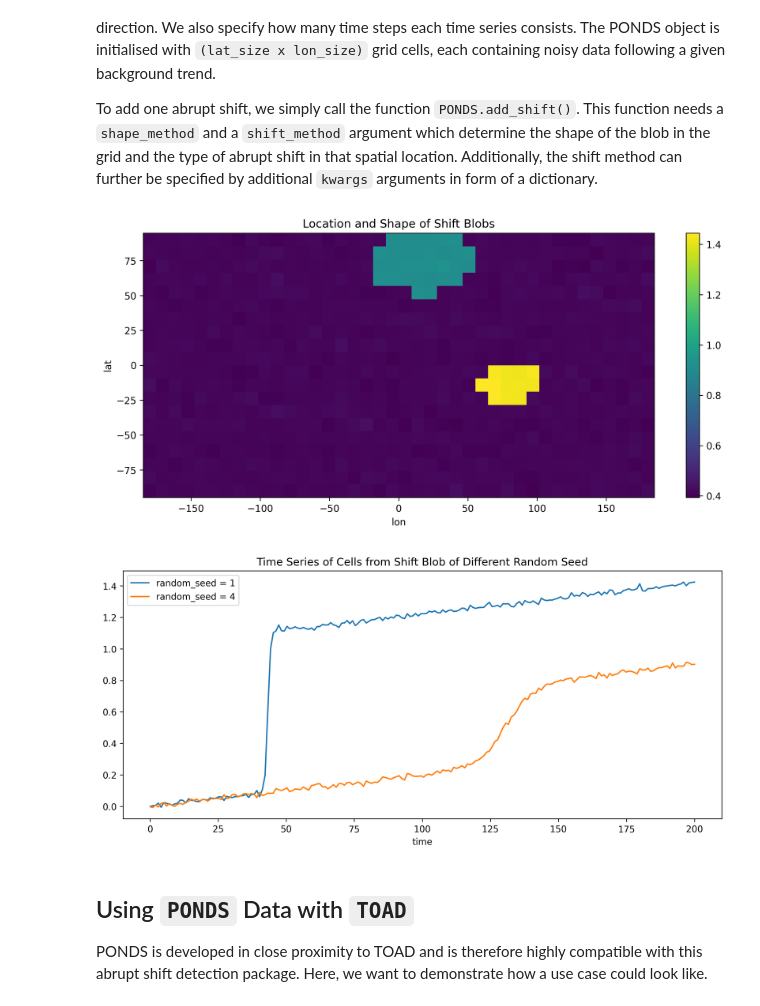
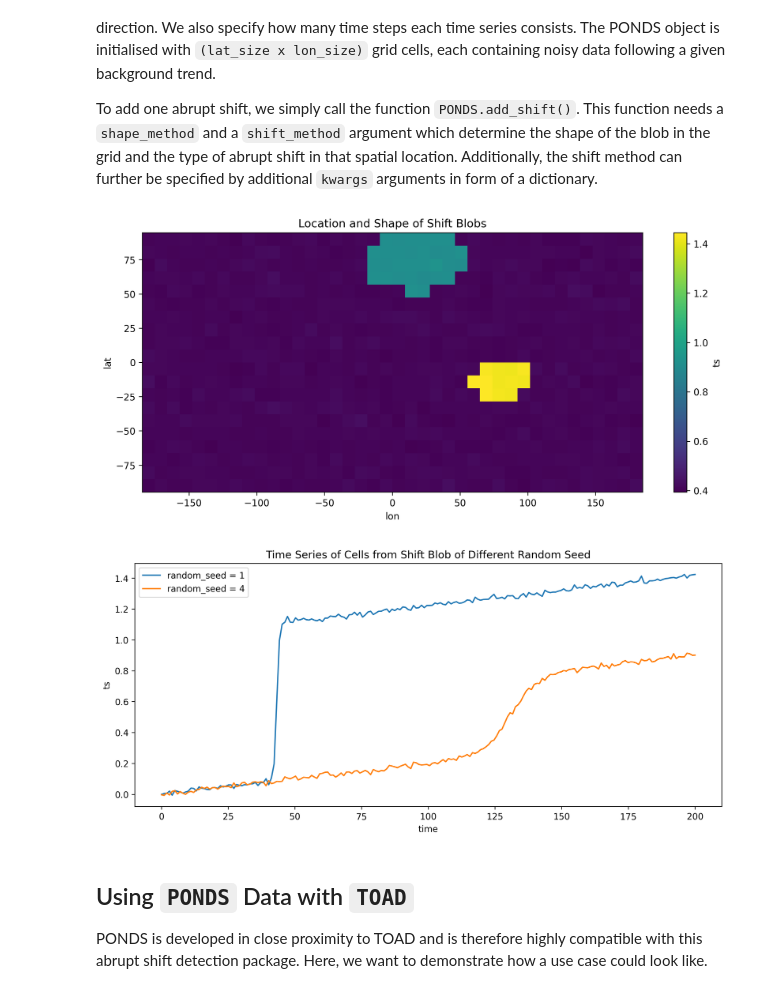
Before and after one commit to tipmip-hub/ponds, a Jupyter notebook: tutorials/synthetic_data.ipynb, the cells around one changed output. Saved outputs shown, nothing was run; the diff lists cells and outputs as text; code cells hidden in the pictures.

```diff
--- a/tutorials/synthetic_data.ipynb
+++ b/tutorials/synthetic_data.ipynb
@@ -42,18 +42,18 @@ pd.add_shift(
 )
 # %%
 # look at generated time series data
-pd.data.max(dim="time").plot()
+pd.data.ts.max(dim="time").plot()
 plt.title("Location and Shape of Shift Blobs")
 plt.show()
 
-pd.data.isel(lat=8, lon=28).plot.line(x="time", label="random_seed = 1")
-pd.data.isel(lat=17, lon=20).plot.line(x="time", label="random_seed = 4")
+pd.data.ts.isel(lat=8, lon=28).plot.line(x="time", label="random_seed = 1")
+pd.data.ts.isel(lat=17, lon=20).plot.line(x="time", label="random_seed = 4")
 plt.legend()
 plt.title("Time Series of Cells from Shift Blob of Different Random Seed")
 plt.show()
 # %% [output]
-[figure, old version]
+[figure, new version]
-[figure, old version]
+[figure, new version]
 # %% [markdown]
 ## Using `PONDS` Data with `TOAD`
 
```
Also changed, not shown: parts of 3 cells of this notebook, 4 other files.
